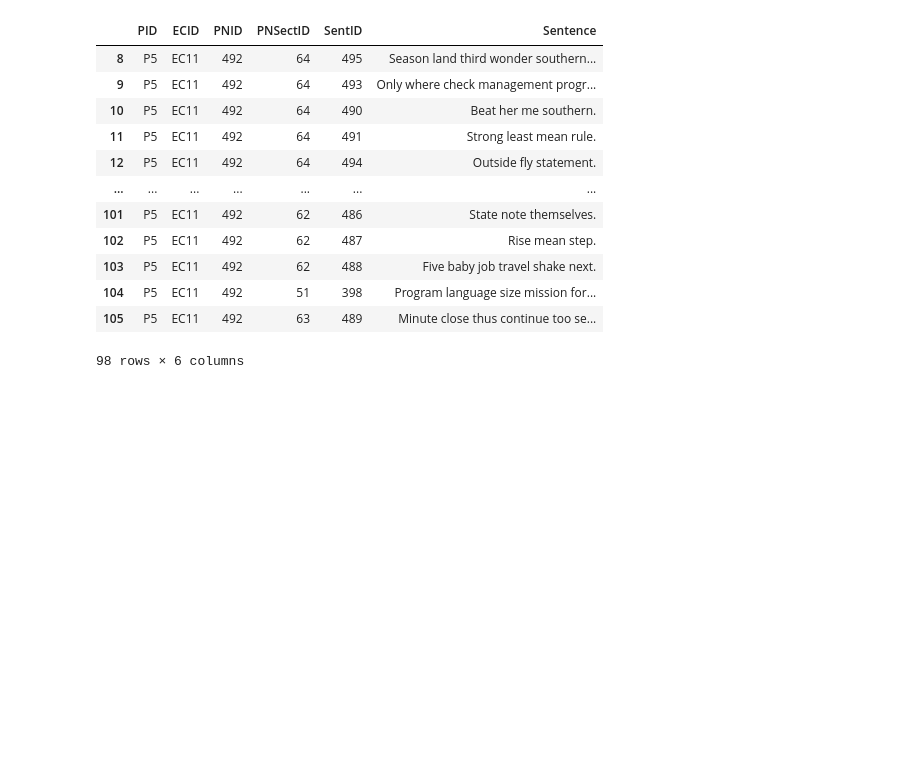
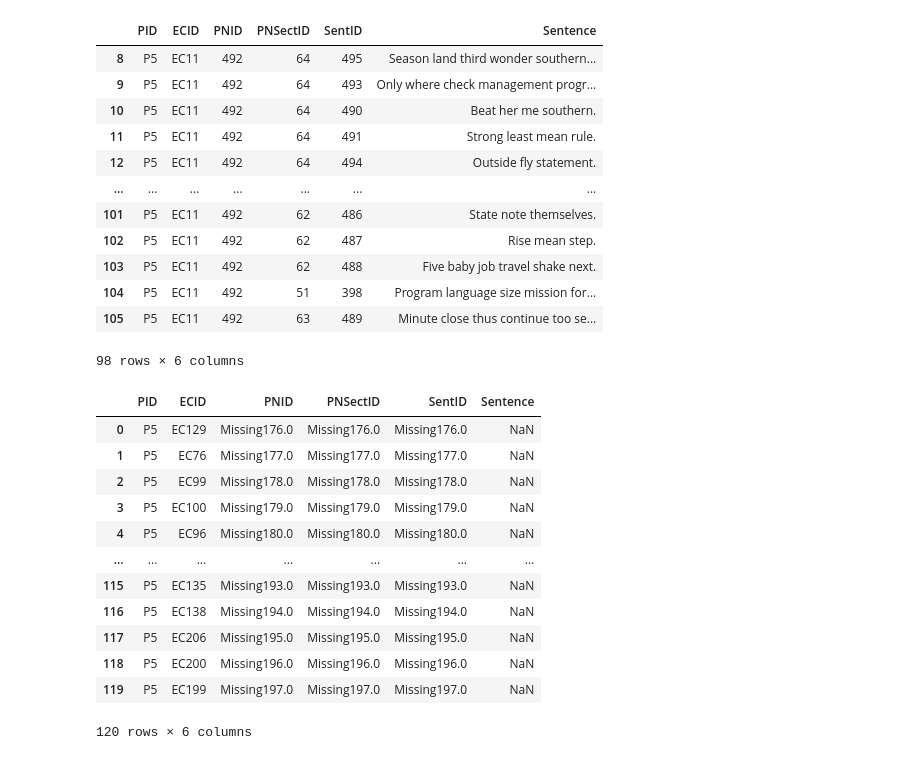
Before and after one commit to JHU-CDHAI/RecFldGrn, a Jupyter notebook: 1-RecFld/08-PNSectSent_RecFld.ipynb, the cells around one changed output. Drawn from its saved outputs; the diff is of its cells as text; code cells hidden in the pictures; blank space fills up the shorter version.

```diff
--- a/1-RecFld/08-PNSectSent_RecFld.ipynb
+++ b/1-RecFld/08-PNSectSent_RecFld.ipynb
@@ -501,3 +497,19 @@ dfx[-dfx['Sentence'].isna()]
 | 104 | P5 | EC11 | 492 | 51 | 398 | Program language size mission for... |
 | 105 | P5 | EC11 | 492 | 63 | 489 | Minute close thus continue too se... |
 98 rows × 6 columns
+# %%
+dfx
+# %% [output]
+|  | PID | ECID | PNID | PNSectID | SentID | Sentence |
+| 0 | P5 | EC129 | Missing176.0 | Missing176.0 | Missing176.0 | NaN |
+| 1 | P5 | EC76 | Missing177.0 | Missing177.0 | Missing177.0 | NaN |
+| 2 | P5 | EC99 | Missing178.0 | Missing178.0 | Missing178.0 | NaN |
+| 3 | P5 | EC100 | Missing179.0 | Missing179.0 | Missing179.0 | NaN |
+| 4 | P5 | EC96 | Missing180.0 | Missing180.0 | Missing180.0 | NaN |
+| ... | ... | ... | ... | ... | ... | ... |
+| 115 | P5 | EC135 | Missing193.0 | Missing193.0 | Missing193.0 | NaN |
+| 116 | P5 | EC138 | Missing194.0 | Missing194.0 | Missing194.0 | NaN |
+| 117 | P5 | EC206 | Missing195.0 | Missing195.0 | Missing195.0 | NaN |
+| 118 | P5 | EC200 | Missing196.0 | Missing196.0 | Missing196.0 | NaN |
+| 119 | P5 | EC199 | Missing197.0 | Missing197.0 | Missing197.0 | NaN |
+120 rows × 6 columns
```
Also changed, not shown: parts of 2 cells of this notebook, 21 other files.
